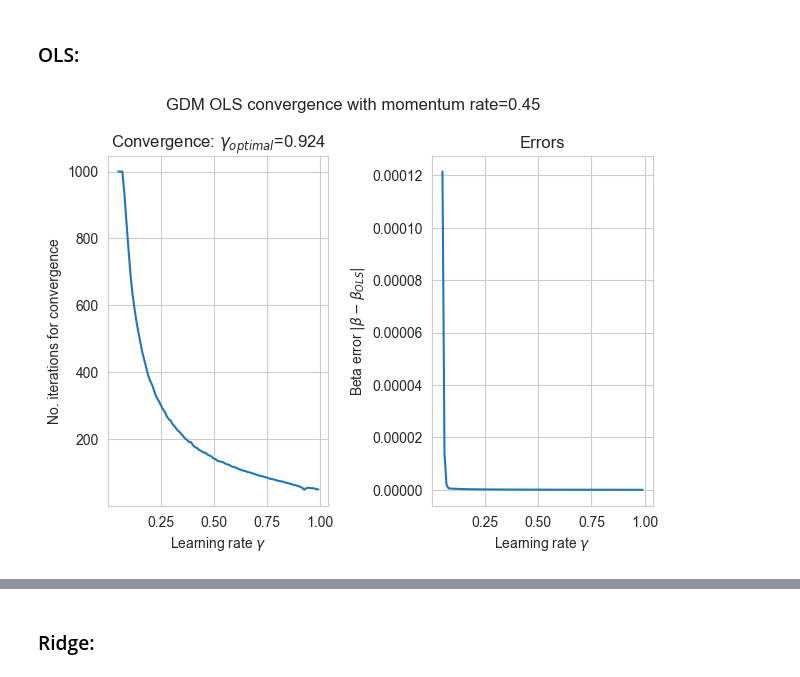
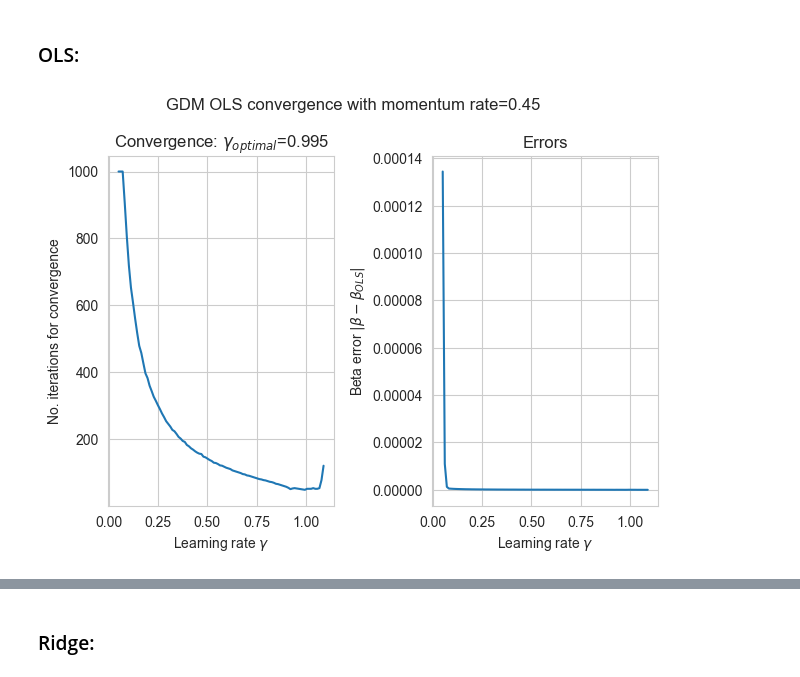
Before and after one commit to LassePladsen/FYS-STK3155-4155, a Jupyter notebook: Weekly exercises/41/Week 41 Lasse Pladsen.ipynb, the cells around one changed output, grey strips where cells are left out. Saved outputs shown, nothing was run; the diff lists cells and outputs as text; code cells hidden in the pictures.

```diff
--- a/Weekly exercises/41/Week 41 Lasse Pladsen.ipynb
+++ b/Weekly exercises/41/Week 41 Lasse Pladsen.ipynb
@@ -194,7 +192,7 @@ This does not look right to me, 9 iterations is way to low, as we see with the e
 ### OLS:
 # %%
 # Parameters
-learn_rates = np.linspace(0.05, 1, 100, endpoint=False)
+learn_rates = np.linspace(0.05, 1.1, 100, endpoint=False)
 momentum_rate = 0.45  # memory rate
 
 no_iters = np.empty(learn_rates.size)  # store the number of iterations needed to converge
@@ -212,42 +210,41 @@ for i, learn_rate in enumerate(learn_rates):
         beta_prev = beta.copy()
 
         # Calculate new change
-        grad = 2/N * X.T @ (X @ beta - y)
+        grad = 2 / N * X.T @ (X @ beta - y)
         new_change = learn_rate * grad + momentum_rate * change
 
         # Update values
         beta -= new_change
         change = new_change.copy()
         iter += 1
     no_iters[i] = iter
 
     error = max(abs(beta - beta_ols))
     if error < error_best:
         error_best = error
         beta_best = beta
     errors[i] = error
-
 
 fig, axs = plt.subplots(1, 2)
 fig.suptitle(f"GDM OLS convergence with momentum rate={momentum_rate}")
 
 # Plot convergence
 axs[0].plot(learn_rates, no_iters)
 axs[0].set_title("Convergence: $\gamma_{optimal}$=" + f"{learn_rates[np.argmin(no_iters)]:.3f}")
 axs[0].set_xlabel("Learning rate $\gamma$")
 axs[0].set_ylabel("No. iterations for convergence")
 axs[0].grid(True)
 
 # Plot error
 axs[1].plot(learn_rates, errors)
 axs[1].set_title("Errors")
 axs[1].set_xlabel("Learning rate $\gamma$")
 axs[1].set_ylabel(r"Beta error $|\beta - \beta_{OLS}|$")
 axs[1].grid(True)
 
 plt.tight_layout()
 # %% [output]
-[figure, old version]
+[figure, new version]
 # %%
 print(f"Beta OLS={beta_ols.ravel()}")
 print(f"Best beta={beta_best.ravel()}")
```
Also changed, not shown: parts of 12 cells of this notebook.
